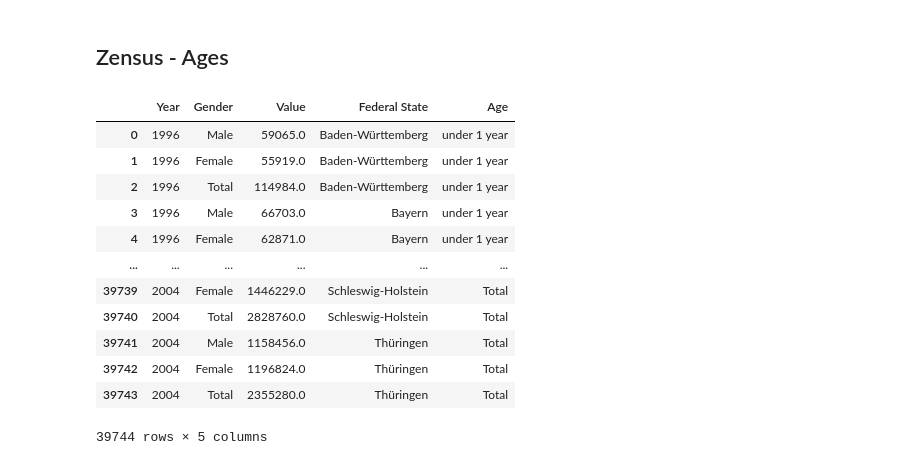
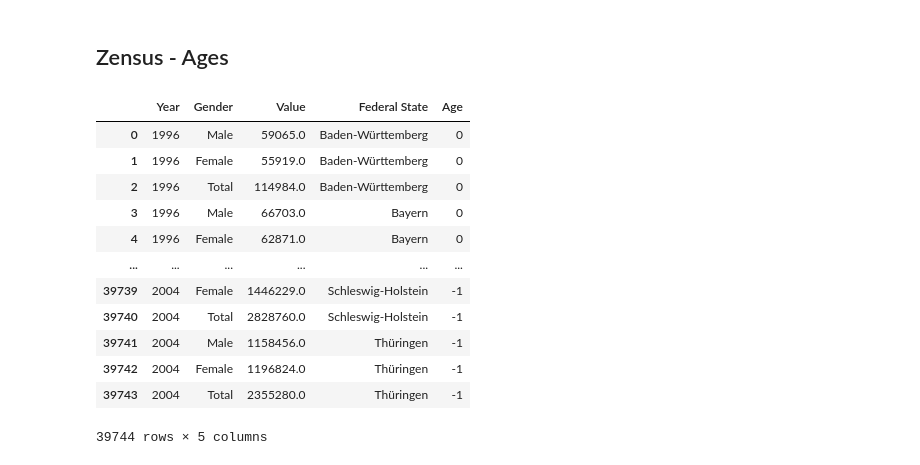
Before and after one commit to KarylReyne/DataLiteracyWS23, a Jupyter notebook: exp/TF-006-ParserPlayground.ipynb, the cells around one changed output. Saved outputs shown, nothing was run; the diff lists cells and outputs as text; code cells hidden in the pictures.

```diff
--- a/exp/TF-006-ParserPlayground.ipynb
+++ b/exp/TF-006-ParserPlayground.ipynb
@@ -110,44 +110,56 @@ def _parser_12411_0013(self, raw_data, *args, **kwargs) -> pd.DataFrame:
 
         # Build own melted table --> may be done better
         temp = pd.DataFrame(columns=["Year", "Gender", "Value", "Federal State", "Age"])
         last_year = ""
         for i in df.index:
             if df.loc[i, "Temp"] is np.nan:
                 continue
             elif re.match(r"\d{4}", df.loc[i, "Temp"]):
                 last_year = df.loc[i, "Temp"].split("-")[0]
                 continue
 
             age = df.loc[i, "Temp"]
             for c in df.columns[1:]:
                 splitted = c.split(".")
                 federal_state = splitted[0]
                 gender = splitted[1]
                 value = df.loc[i, c]
                 temp.loc[len(temp.index)] = [int(last_year), gender, float(value), federal_state, age]
 
+        # Convert age to int
+        def convert_ages(x):
+            if x == "under 1 year":
+                return 0
+            elif x == "90 years and over":
+                return 90
+            elif x == "Total":
+                return -1
+            else:
+                return int(x.split(" ")[0])
+        temp["Age"] = temp["Age"].apply(convert_ages)
+
         df = temp
 
         return df
 
 with open(os.path.join(sa.PROJECT_PATH, "data", "raw", "genesis", "zensus-3.csv"), "r") as f:
     raw_data = f.read()
 
 df = _parser_12411_0013(None, raw_data)
 df
 # %% [output]
 |  | Year | Gender | Value | Federal State | Age |
-| 0 | 1996 | Male | 59065.0 | Baden-Württemberg | under 1 year |
-| 1 | 1996 | Female | 55919.0 | Baden-Württemberg | under 1 year |
-| 2 | 1996 | Total | 114984.0 | Baden-Württemberg | under 1 year |
-| 3 | 1996 | Male | 66703.0 | Bayern | under 1 year |
-| 4 | 1996 | Female | 62871.0 | Bayern | under 1 year |
+| 0 | 1996 | Male | 59065.0 | Baden-Württemberg | 0 |
+| 1 | 1996 | Female | 55919.0 | Baden-Württemberg | 0 |
+| 2 | 1996 | Total | 114984.0 | Baden-Württemberg | 0 |
+| 3 | 1996 | Male | 66703.0 | Bayern | 0 |
+| 4 | 1996 | Female | 62871.0 | Bayern | 0 |
 | ... | ... | ... | ... | ... | ... |
-| 39739 | 2004 | Female | 1446229.0 | Schleswig-Holstein | Total |
-| 39740 | 2004 | Total | 2828760.0 | Schleswig-Holstein | Total |
-| 39741 | 2004 | Male | 1158456.0 | Thüringen | Total |
-| 39742 | 2004 | Female | 1196824.0 | Thüringen | Total |
-| 39743 | 2004 | Total | 2355280.0 | Thüringen | Total |
+| 39739 | 2004 | Female | 1446229.0 | Schleswig-Holstein | -1 |
+| 39740 | 2004 | Total | 2828760.0 | Schleswig-Holstein | -1 |
+| 39741 | 2004 | Male | 1158456.0 | Thüringen | -1 |
+| 39742 | 2004 | Female | 1196824.0 | Thüringen | -1 |
+| 39743 | 2004 | Total | 2355280.0 | Thüringen | -1 |
 39744 rows × 5 columns
 # %%
 df = loader.load("zensus-age")
```
Also changed, not shown: parts of 2 cells of this notebook, 2 other files.
